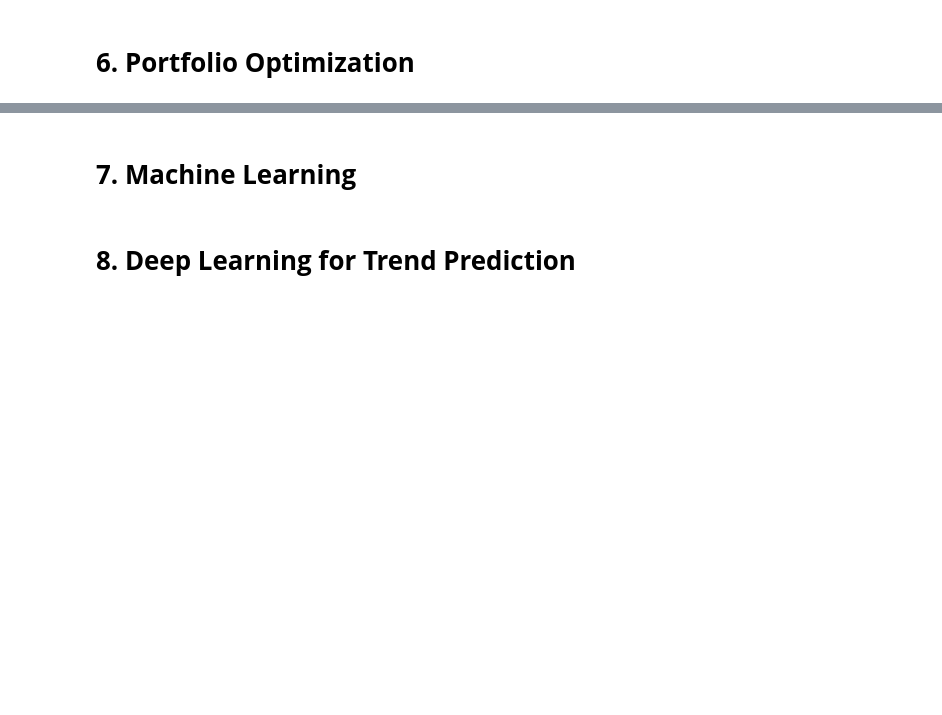
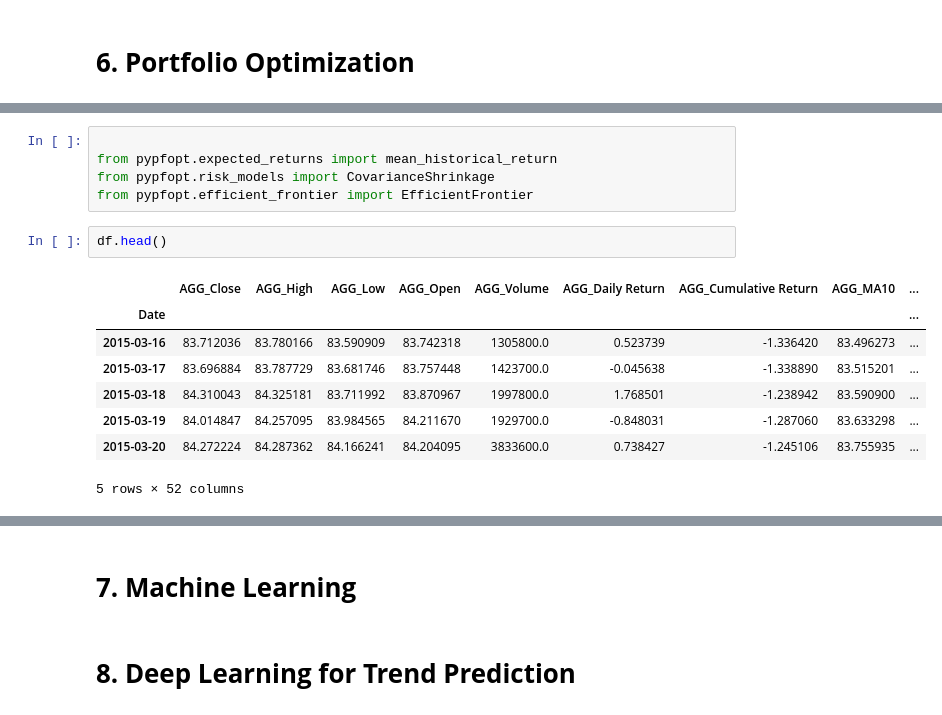
Before and after one commit to Saisha0512/Portfolio_Optimization_ML_DL, a Jupyter notebook: Portfolio_Optimization_ML_DL.ipynb, the cells around one changed output, grey strips where cells are left out. Saved outputs shown, nothing was run; the diff lists cells and outputs as text; blank space fills up the shorter version.

```diff
--- a/Portfolio_Optimization_ML_DL.ipynb
+++ b/Portfolio_Optimization_ML_DL.ipynb
@@ -529,0 +550,16 @@ plt.show()
+# %%
+
+from pypfopt.expected_returns import mean_historical_return
+from pypfopt.risk_models import CovarianceShrinkage
+from pypfopt.efficient_frontier import EfficientFrontier
+# %%
+df.head()
+# %% [output]
+|  | AGG_Close | AGG_High | AGG_Low | AGG_Open | AGG_Volume | AGG_Daily Return | AGG_Cumulative Return | AGG_MA10 | ... |
+| Date |  |  |  |  |  |  |  |  | ... |
+| 2015-03-16 | 83.712036 | 83.780166 | 83.590909 | 83.742318 | 1305800.0 | 0.523739 | -1.336420 | 83.496273 | ... |
+| 2015-03-17 | 83.696884 | 83.787729 | 83.681746 | 83.757448 | 1423700.0 | -0.045638 | -1.338890 | 83.515201 | ... |
+| 2015-03-18 | 84.310043 | 84.325181 | 83.711992 | 83.870967 | 1997800.0 | 1.768501 | -1.238942 | 83.590900 | ... |
+| 2015-03-19 | 84.014847 | 84.257095 | 83.984565 | 84.211670 | 1929700.0 | -0.848031 | -1.287060 | 83.633298 | ... |
+| 2015-03-20 | 84.272224 | 84.287362 | 84.166241 | 84.204095 | 3833600.0 | 0.738427 | -1.245106 | 83.755935 | ... |
+5 rows × 52 columns
```
Also changed, not shown: parts of 20 cells of this notebook.
